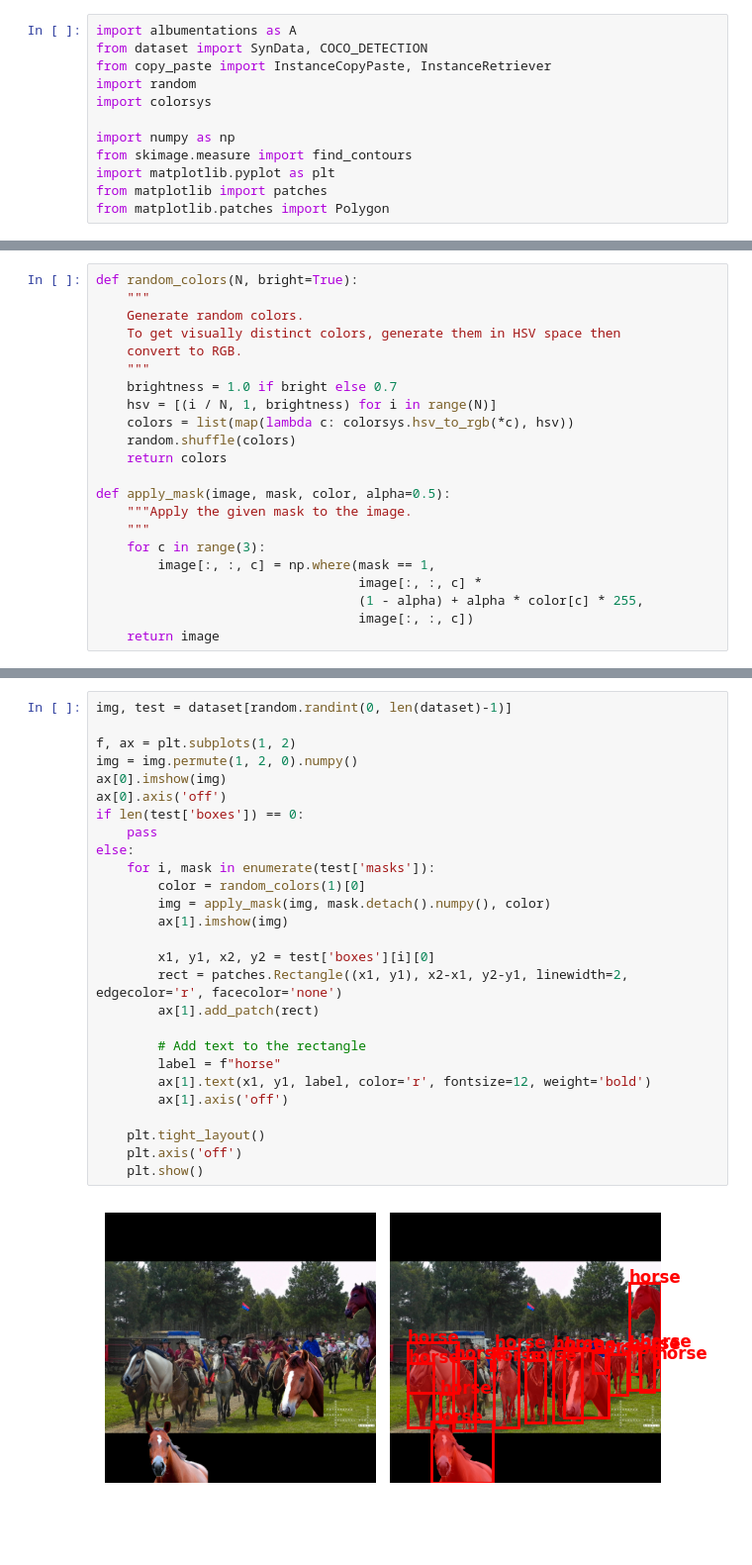
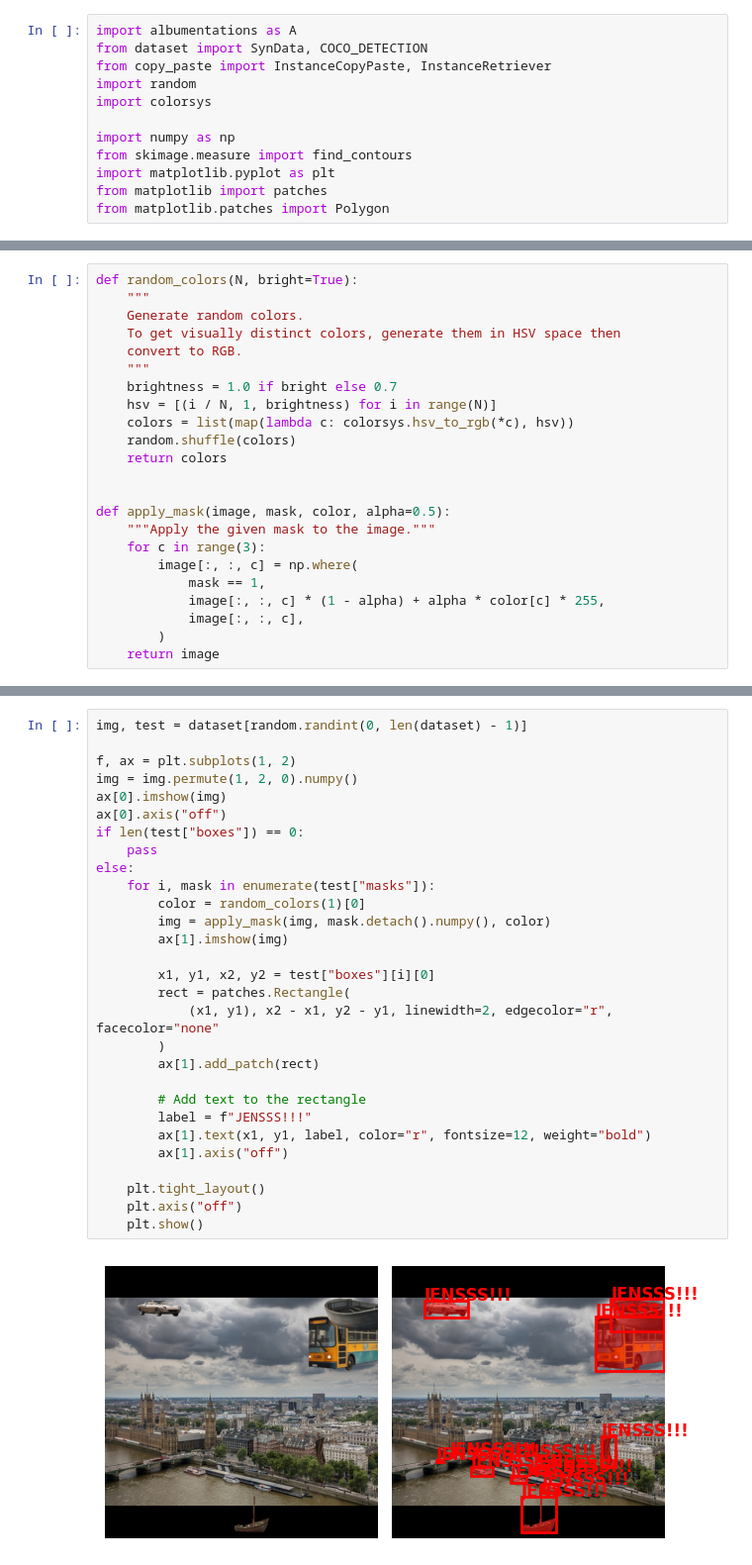
Before and after one commit to JensPars/ADLCV, a Jupyter notebook: instance-copy-paste/example.ipynb, the cells around one changed output, grey strips where cells are left out. Shown: that part at 99% size. Drawn from its saved outputs; the diff is of its cells as text; blank space fills up the shorter version.

```diff
--- a/instance-copy-paste/example.ipynb
+++ b/instance-copy-paste/example.ipynb
@@ -46,13 +55,14 @@ def random_colors(N, bright=True):
     random.shuffle(colors)
     return colors
 
+
 def apply_mask(image, mask, color, alpha=0.5):
-    """Apply the given mask to the image.
-    """
+    """Apply the given mask to the image."""
     for c in range(3):
-        image[:, :, c] = np.where(mask == 1,
-                                  image[:, :, c] *
-                                  (1 - alpha) + alpha * color[c] * 255,
-                                  image[:, :, c])
+        image[:, :, c] = np.where(
+            mask == 1,
+            image[:, :, c] * (1 - alpha) + alpha * color[c] * 255,
+            image[:, :, c],
+        )
     return image
 # %%
@@ -60,32 +70,34 @@ img, test = dataset[random.randint(0, len(dataset)-1)]
 # %%
-img, test = dataset[random.randint(0, len(dataset)-1)]
+img, test = dataset[random.randint(0, len(dataset) - 1)]
 
 f, ax = plt.subplots(1, 2)
 img = img.permute(1, 2, 0).numpy()
 ax[0].imshow(img)
-ax[0].axis('off')
-if len(test['boxes']) == 0:
+ax[0].axis("off")
+if len(test["boxes"]) == 0:
     pass
 else:
-    for i, mask in enumerate(test['masks']):
+    for i, mask in enumerate(test["masks"]):
         color = random_colors(1)[0]
         img = apply_mask(img, mask.detach().numpy(), color)
         ax[1].imshow(img)
 
-        x1, y1, x2, y2 = test['boxes'][i][0]
-        rect = patches.Rectangle((x1, y1), x2-x1, y2-y1, linewidth=2, edgecolor='r', facecolor='none')
+        x1, y1, x2, y2 = test["boxes"][i][0]
+        rect = patches.Rectangle(
+            (x1, y1), x2 - x1, y2 - y1, linewidth=2, edgecolor="r", facecolor="none"
+        )
         ax[1].add_patch(rect)
 
         # Add text to the rectangle
-        label = f"horse"
-        ax[1].text(x1, y1, label, color='r', fontsize=12, weight='bold')
-        ax[1].axis('off')
+        label = f"JENSSS!!!"
+        ax[1].text(x1, y1, label, color="r", fontsize=12, weight="bold")
+        ax[1].axis("off")
 
     plt.tight_layout()
-    plt.axis('off')
+    plt.axis("off")
     plt.show()
 # %% [output]
-[figure, old version]
+[figure, new version]
 # %%
 test
 # %% [output]
```
Also changed, not shown: parts of 3 cells of this notebook, 2 other files.
